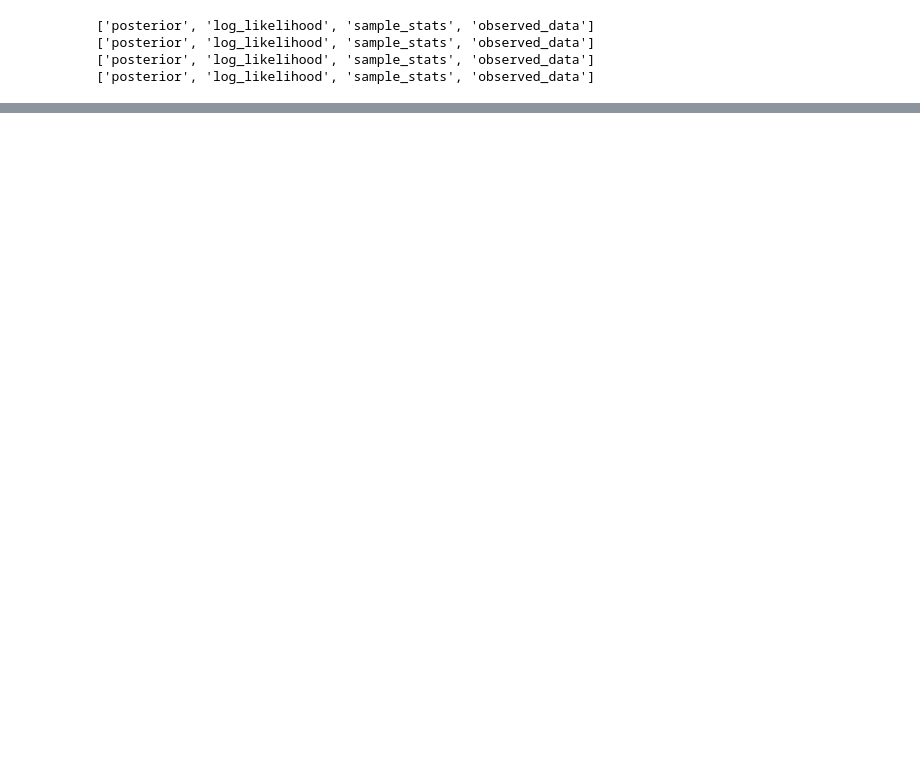
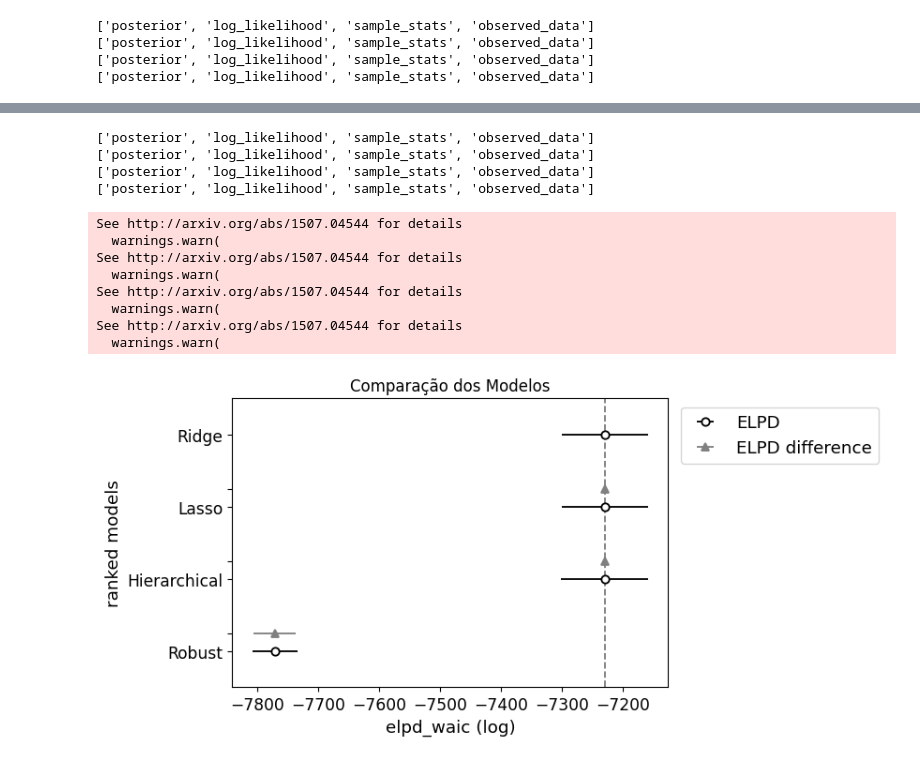
Before and after one commit to AnabelleSouza/CRUD_PDO-CONTEINER, a Jupyter notebook: wine_2.ipynb, the cells around one changed output, grey strips where cells are left out. Saved outputs shown, nothing was run; the diff lists cells and outputs as text; code cells hidden in the pictures; blank space fills up the shorter version.

```diff
--- a/wine_2.ipynb
+++ b/wine_2.ipynb
@@ -596,0 +618,37 @@ plt.show()
+# %%
+# Verifique se o log_likelihood foi corretamente adicionado
+print(trace_ridge.groups())
+
+print(trace_lasso.groups())
+
+print(trace_robust.groups())
+
+print(trace_hierarchical.groups())
+# %% [output]
+['posterior', 'log_likelihood', 'sample_stats', 'observed_data']
+['posterior', 'log_likelihood', 'sample_stats', 'observed_data']
+['posterior', 'log_likelihood', 'sample_stats', 'observed_data']
+['posterior', 'log_likelihood', 'sample_stats', 'observed_data']
+# %%
+# Comparar os modelos usando o critério WAIC (ou LOO, se preferir)
+comparison = az.compare({
+    "Ridge": trace_ridge,
+    "Lasso": trace_lasso,
+    "Hierarchical": trace_hierarchical,
+    "Robust": trace_robust
+}, ic="waic")  # Você pode usar "loo" no lugar de "waic" se preferir
+
+# Plotar a comparação
+az.plot_compare(comparison)
+plt.title("Comparação dos Modelos")
+plt.show()
+# %% [output]
+See http://arxiv.org/abs/1507.04544 for details
+  warnings.warn(
+See http://arxiv.org/abs/1507.04544 for details
+  warnings.warn(
+See http://arxiv.org/abs/1507.04544 for details
+  warnings.warn(
+See http://arxiv.org/abs/1507.04544 for details
+  warnings.warn(
+[figure, added]
```
Also changed, not shown: parts of 4 cells of this notebook.
